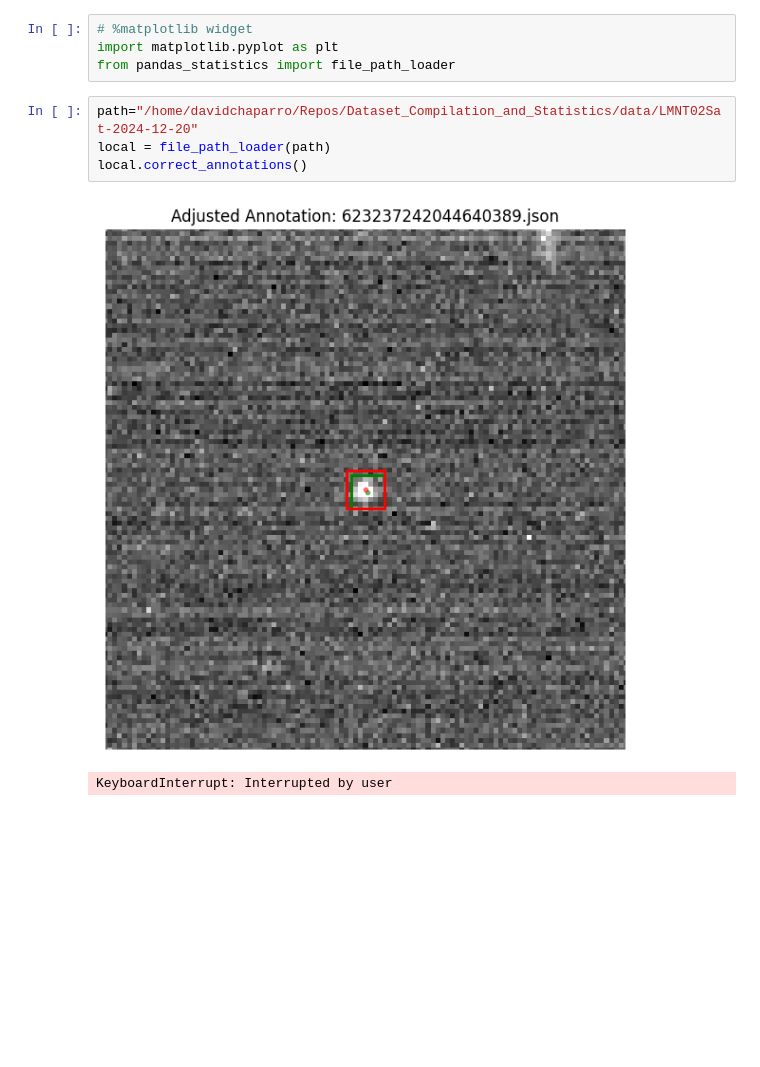
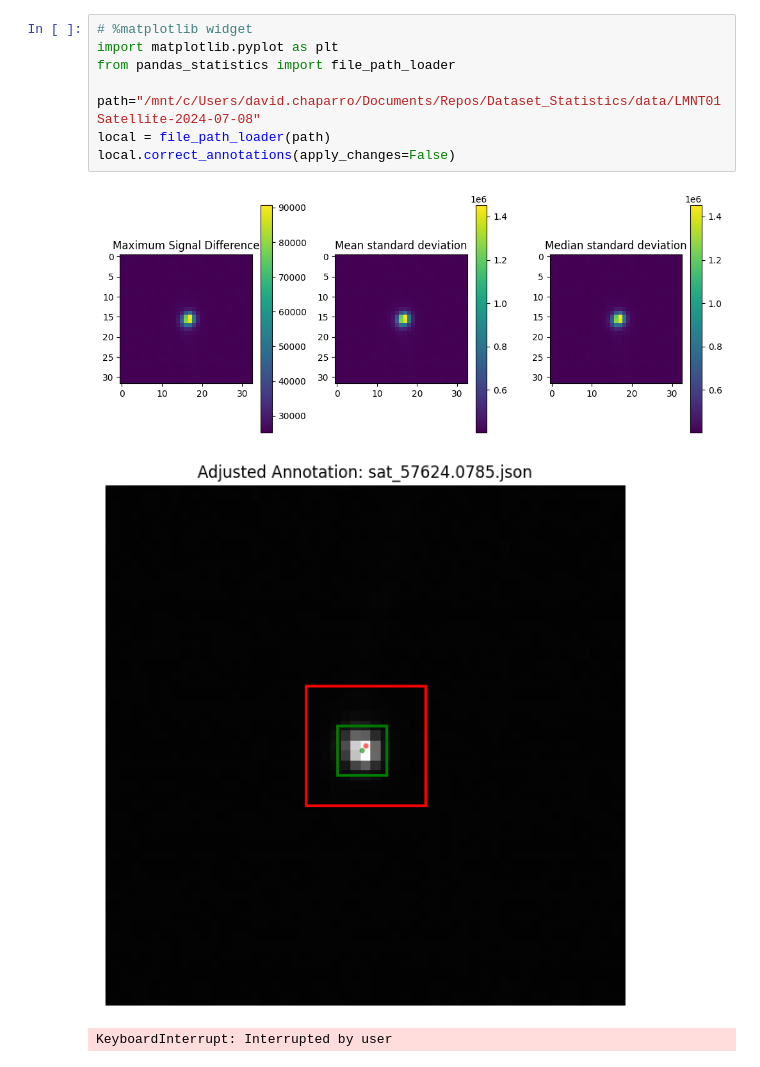
Before and after one commit to Chaps21812/Dataset_Compilation_and_Statistics, a Jupyter notebook: data_connections/Annotation_Correction.ipynb, the cells around one changed output. Saved outputs shown, nothing was run; the diff lists cells and outputs as text; blank space fills up the shorter version.

```diff
--- a/data_connections/Annotation_Correction.ipynb
+++ b/data_connections/Annotation_Correction.ipynb
@@ -1,11 +1,12 @@
 # %%
 # %matplotlib widget
 import matplotlib.pyplot as plt
 from pandas_statistics import file_path_loader
+
+path="/mnt/c/Users/david.chaparro/Documents/Repos/Dataset_Statistics/data/LMNT01Satellite-2024-07-08"
+local = file_path_loader(path)
+local.correct_annotations(apply_changes=False)
+# %% [output]
+[figure, added]
+[figure, added]
+KeyboardInterrupt: Interrupted by user
-# %%
-path="/home/davidchaparro/Repos/Dataset_Compilation_and_Statistics/data/LMNT02Sat-2024-12-20"
-local = file_path_loader(path)
-local.correct_annotations()
-# %% [output]
-[figure, removed]
-KeyboardInterrupt: Interrupted by user
```
Also changed, not shown: 6 other files.
